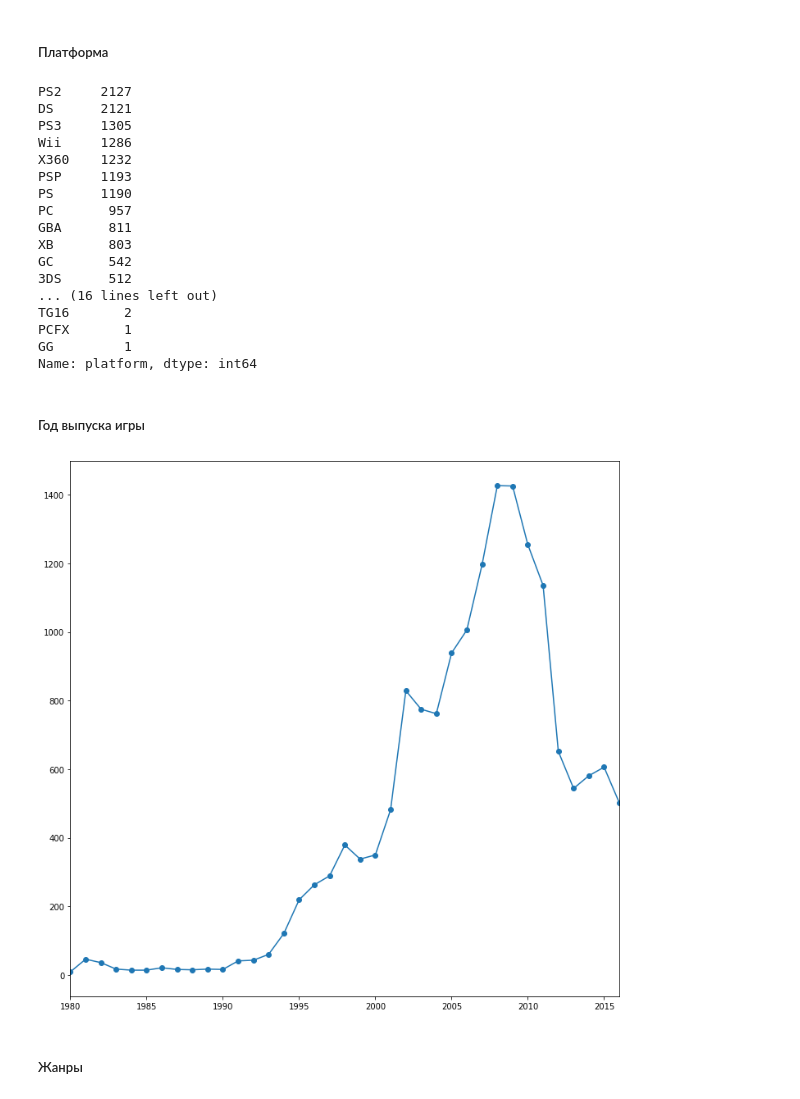
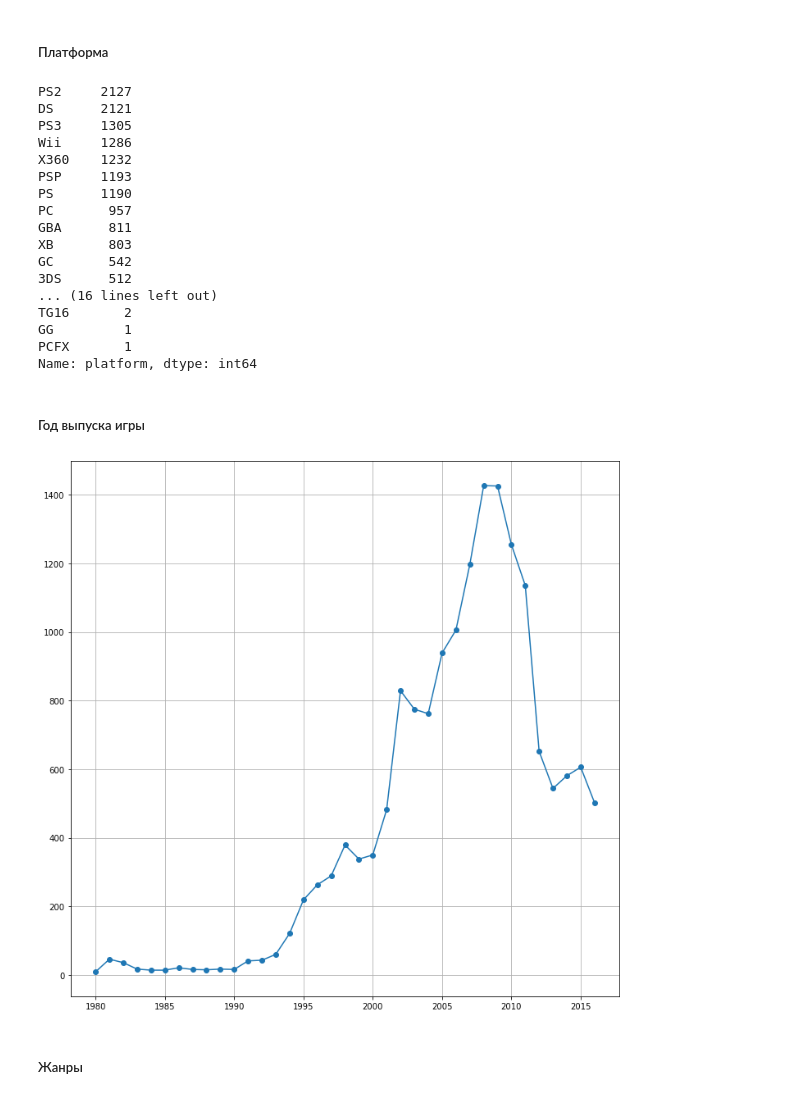
Before and after one commit to seamus-88/my_projects0, a Jupyter notebook: games_analysis_/games_analysis.ipynb, the cells around one changed output. Drawn from its saved outputs; the diff is of its cells as text; code cells hidden in the pictures.

```diff
--- a/games_analysis_/games_analysis.ipynb
+++ b/games_analysis_/games_analysis.ipynb
@@ -16 +19,4 @@ import matplotlib.pyplot as plt
+# %%
+#  разделитель - запятые
+data = pd.read_csv('datasets/games.csv', sep=',')
 # %%
@@ -30,3 +31,0 @@ New Super Mario Bros. Wii,Wii,2009.0,Platform,14.44,6.94,4.7,2.24,87.0,8.4,E
-# %%
-#  разделитель - запятые
-data = pd.read_csv('/datasets/games.csv', sep=',')
@@ -118,7 +104,7 @@ dtypes: float64(6), object(5)
 memory usage: 1.4+ MB
 # %%
 # удаление строк с незначительными пропусками в названии игры и года выпуска:
-data = data.query('year_of_release.notna() and name.notna()')
+data = data[(data.year_of_release.notna())&(data.name.notna())]
 
 # проверка
 data.info()
@@ -269,18 +255,19 @@ GC       542
 3DS      512
 ... (16 lines left out)
 TG16       2
+GG         1
 PCFX       1
-GG         1
 Name: platform, dtype: int64
 # %% [markdown]
 ##### Год выпуска игры
 # %%
 plt.figure(figsize=(12,12))
 data['year_of_release'].value_counts().sort_index().plot(style='o-')
+plt.grid()
 plt.show()
 # корректные даты
 # %% [output]
-[figure, old version]
+[figure, new version]
 # %% [markdown]
 ##### Жанры
 # %%
```
Also changed, not shown: parts of 53 cells of this notebook.
